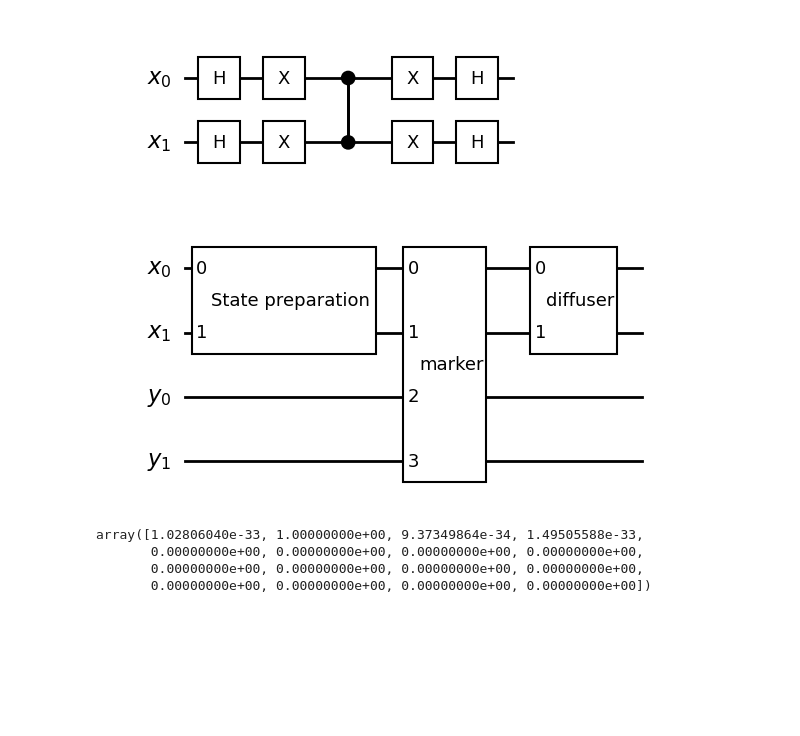
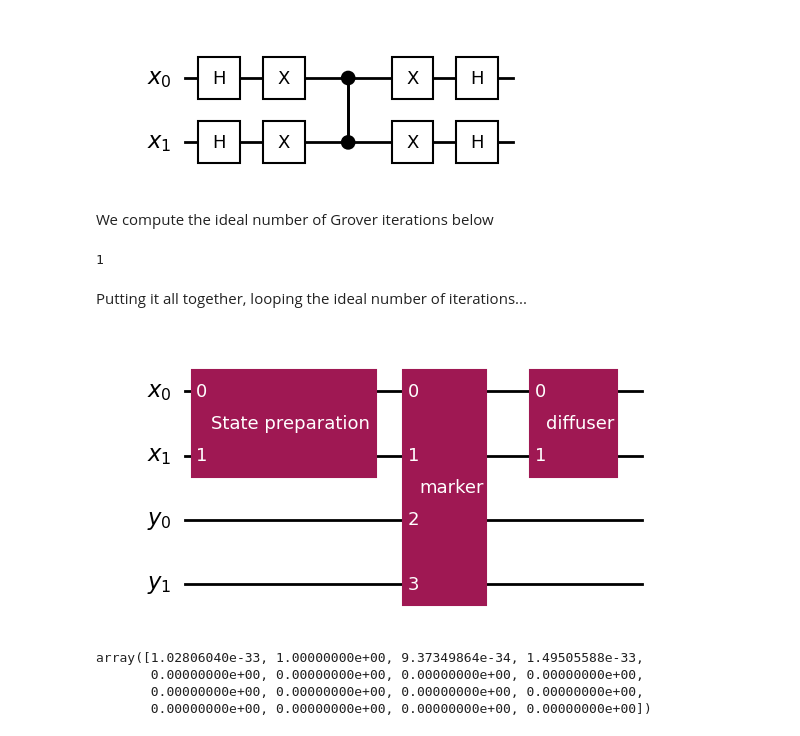
Before and after one commit to elhyc/qcfieldscourse, a Jupyter notebook: qc2.ipynb, the cells around one changed output. Cells and saved outputs as stored; diff of their text form; code cells hidden in the pictures; blank space fills up the shorter version.

```diff
--- a/qc2.ipynb
+++ b/qc2.ipynb
@@ -600,29 +642,36 @@ diffuser_circuit.draw(output="mpl", style="bw")
 # %%
 U = marker_circuit.to_gate()
 D = diffuser_circuit.to_gate()
+# %% [markdown]
+We compute the ideal number of Grover iterations below
 # %%
 n = 2
 N = 2**n
 K =int(np.rint(np.pi / (4 * np.arcsin(1 / np.sqrt(N))) - 1/2))
+print(K)
+# %% [output]
+1
+# %% [markdown]
+Putting it all together, looping the ideal number of iterations...
 # %%
 quantum_register = QuantumRegister(size=2, name="x")
 ancilla_register = AncillaRegister(size=2, name="y")
 
 grover_circuit = QuantumCircuit(quantum_register, ancilla_register, name="Grover circuit")
 
 grover_circuit.compose(Prep, inplace=True)
 
 for i in range(K):
     grover_circuit.compose(U, inplace=True)
     grover_circuit.compose(D, inplace=True)
 
 
 
 ###
 
-grover_circuit.draw(output="mpl", style="bw")
+grover_circuit.draw(output="mpl")
 # %% [output]
-[figure, old version]
+[figure, new version]
 # %%
 psi = Statevector(grover_circuit)
 psi.probabilities()
```
Also changed, not shown: parts of 33 cells of this notebook, 1 other file.
